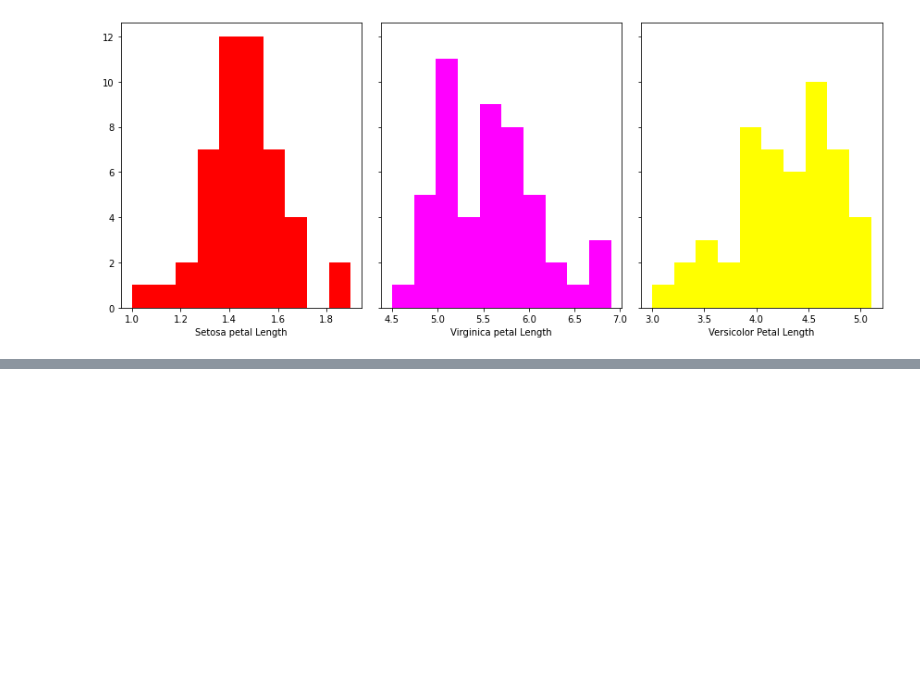
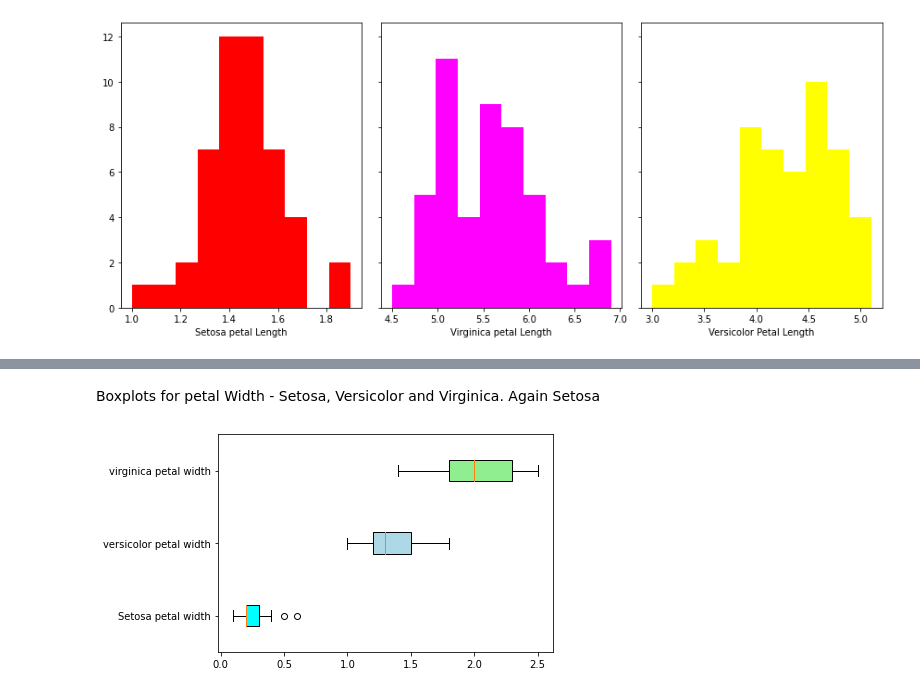
Before and after one commit to loughjo/pands-project, a Jupyter notebook: Iris_data_analysis_project.ipynb, the cells around one changed output, grey strips where cells are left out. Cells and saved outputs as stored; diff of their text form; code cells hidden in the pictures; blank space fills up the shorter version.

Commit message:
Add boxplots to jupyter notebook

```diff
--- a/Iris_data_analysis_project.ipynb
+++ b/Iris_data_analysis_project.ipynb
@@ -455,0 +619,13 @@ plt.show()
+# %% [markdown]
+Boxplots for petal Width - Setosa, Versicolor and Virginica. Again Setosa
+# %%
+box_plot_data=[setosa_petal_width,versicolor_petal_width,virginica_petal_width]
+box=plt.boxplot(box_plot_data,vert=0,patch_artist=True,labels=['Setosa petal width','versicolor petal width','virginica petal width'],
+            )
+
+colors = ['cyan', 'lightblue', 'lightgreen', 'tan']
+for patch, color in zip(box['boxes'], colors):
+    patch.set_facecolor(color)
+plt.show()
+# %% [output]
+[figure, added]
```
Also changed, not shown: parts of 52 cells of this notebook, 2 other files.
